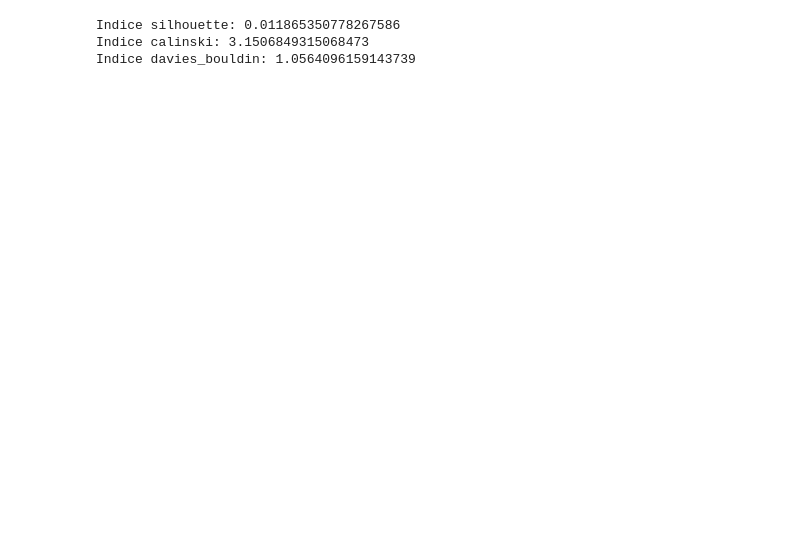
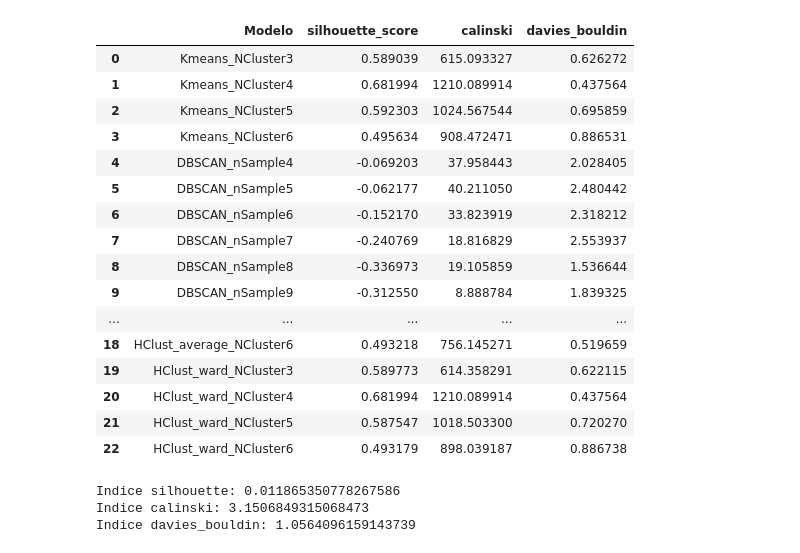
Before and after one commit to JorgeAraujoA/Cluster_Kaggle, a Jupyter notebook: notebooks/99.Code_New_Models.ipynb, the cells around one changed output. Cells and saved outputs as stored; diff of their text form; code cells hidden in the pictures; blank space fills up the shorter version.

```diff
--- a/notebooks/99.Code_New_Models.ipynb
+++ b/notebooks/99.Code_New_Models.ipynb
@@ -151,3 +126,26 @@ modelo_dbscan.fit(X=X_scaled)
+# %%
+tabla = {'Modelo':list_mod,'silhouette_score':silhou, 'calinski': calinski, 'davies_bouldin':davies_bouldin}
+
+df_reporte = pd.DataFrame(tabla)
+df_reporte
+# %% [output]
+|  | Modelo | silhouette_score | calinski | davies_bouldin |
+| 0 | Kmeans_NCluster3 | 0.589039 | 615.093327 | 0.626272 |
+| 1 | Kmeans_NCluster4 | 0.681994 | 1210.089914 | 0.437564 |
+| 2 | Kmeans_NCluster5 | 0.592303 | 1024.567544 | 0.695859 |
+| 3 | Kmeans_NCluster6 | 0.495634 | 908.472471 | 0.886531 |
+| 4 | DBSCAN_nSample4 | -0.069203 | 37.958443 | 2.028405 |
+| 5 | DBSCAN_nSample5 | -0.062177 | 40.211050 | 2.480442 |
+| 6 | DBSCAN_nSample6 | -0.152170 | 33.823919 | 2.318212 |
+| 7 | DBSCAN_nSample7 | -0.240769 | 18.816829 | 2.553937 |
+| 8 | DBSCAN_nSample8 | -0.336973 | 19.105859 | 1.536644 |
+| 9 | DBSCAN_nSample9 | -0.312550 | 8.888784 | 1.839325 |
+| ... | ... | ... | ... | ... |
+| 18 | HClust_average_NCluster6 | 0.493218 | 756.145271 | 0.519659 |
+| 19 | HClust_ward_NCluster3 | 0.589773 | 614.358291 | 0.622115 |
+| 20 | HClust_ward_NCluster4 | 0.681994 | 1210.089914 | 0.437564 |
+| 21 | HClust_ward_NCluster5 | 0.587547 | 1018.503300 | 0.720270 |
+| 22 | HClust_ward_NCluster6 | 0.493179 | 898.039187 | 0.886738 |
 # %%
 # Modelo GMMs
 # ==============================================================================
```
Also changed, not shown: parts of 19 cells of this notebook.
